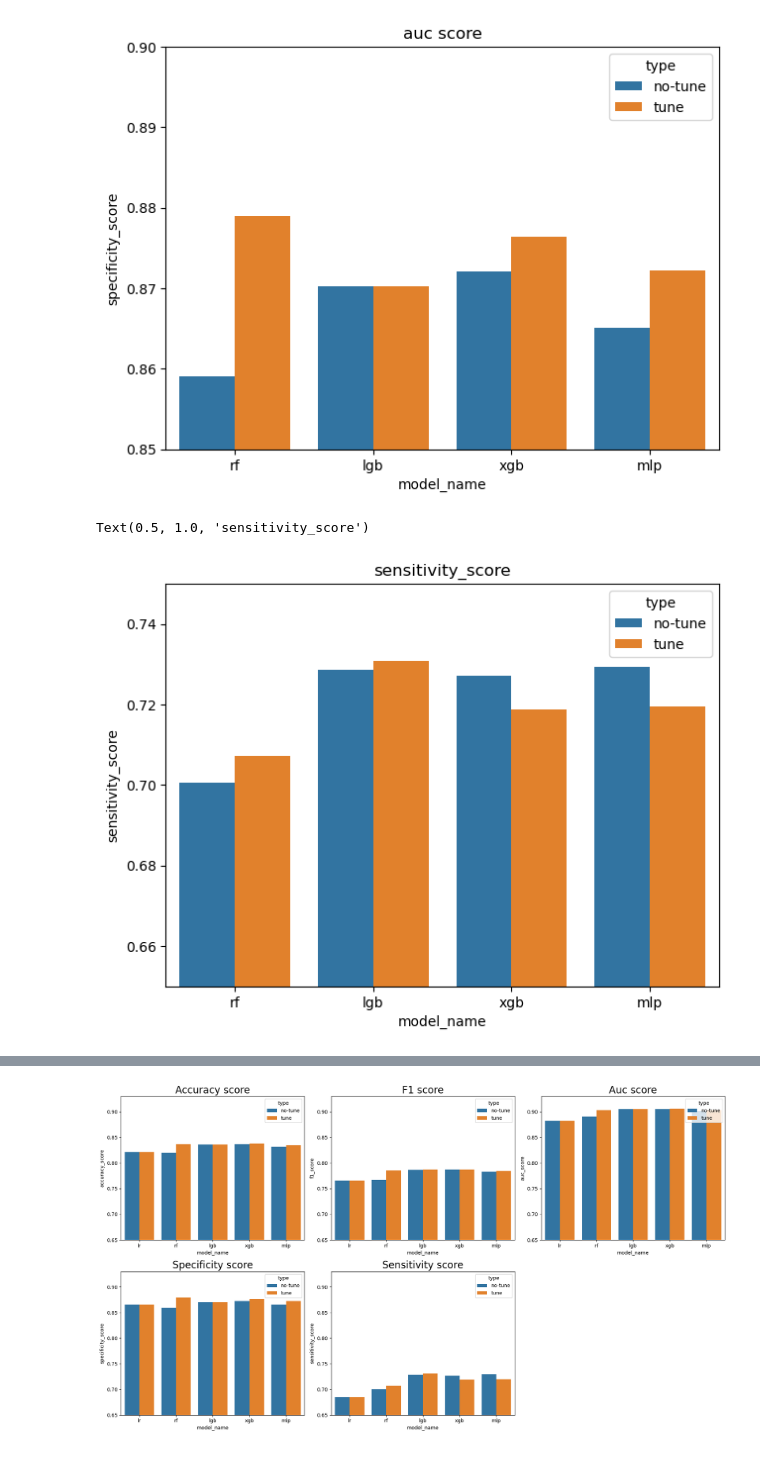
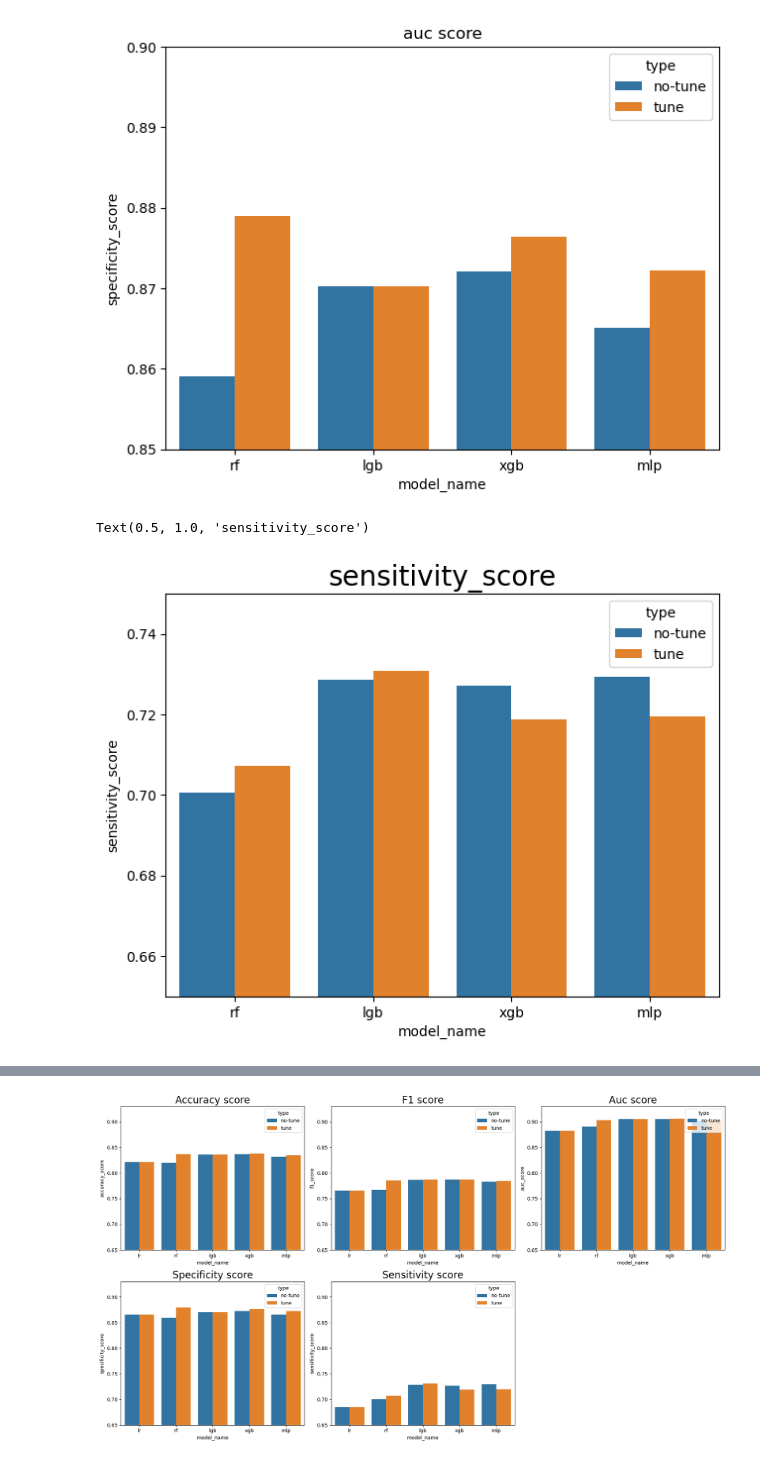
Before and after one commit to natalie283/user-churn-prediction, a Jupyter notebook: notebooks/tune_hyperparameters_report.ipynb, the cells around one changed output, grey strips where cells are left out. Drawn from its saved outputs; the diff is of its cells as text; code cells hidden in the pictures.

```diff
--- a/notebooks/tune_hyperparameters_report.ipynb
+++ b/notebooks/tune_hyperparameters_report.ipynb
@@ -70,8 +70,8 @@ Text(0.5, 1.0, 'auc score')
 # %%
 sns.barplot(x='model_name', y='sensitivity_score',hue='type',data=df[df.model_name.apply(lambda x: 'lr' not in x)])
 plt.tight_layout()
 plt.ylim(0.65,0.75)
-plt.title('sensitivity_score')
+plt.title('sensitivity_score', fontsize =20)
 # %% [output]
 Text(0.5, 1.0, 'sensitivity_score')
-[figure, old version]
+[figure, new version]
```
Also changed, not shown: parts of 4 cells of this notebook, 4 other files.
